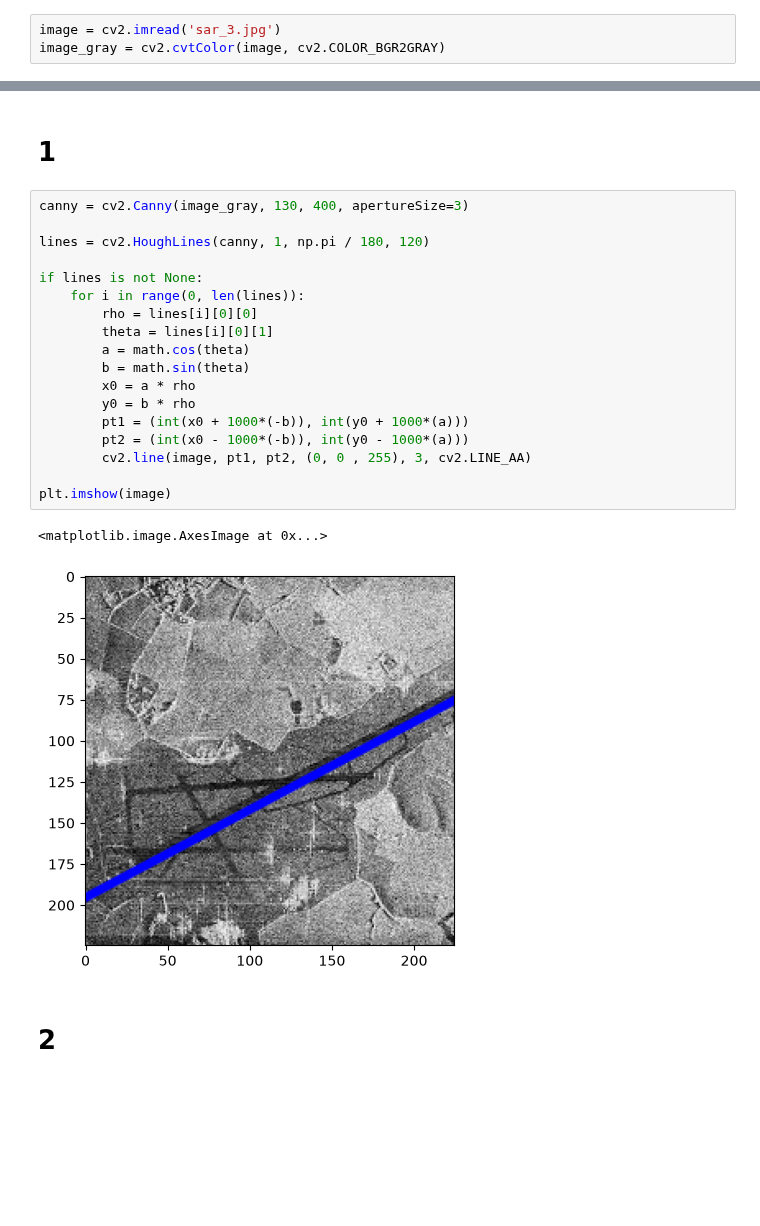
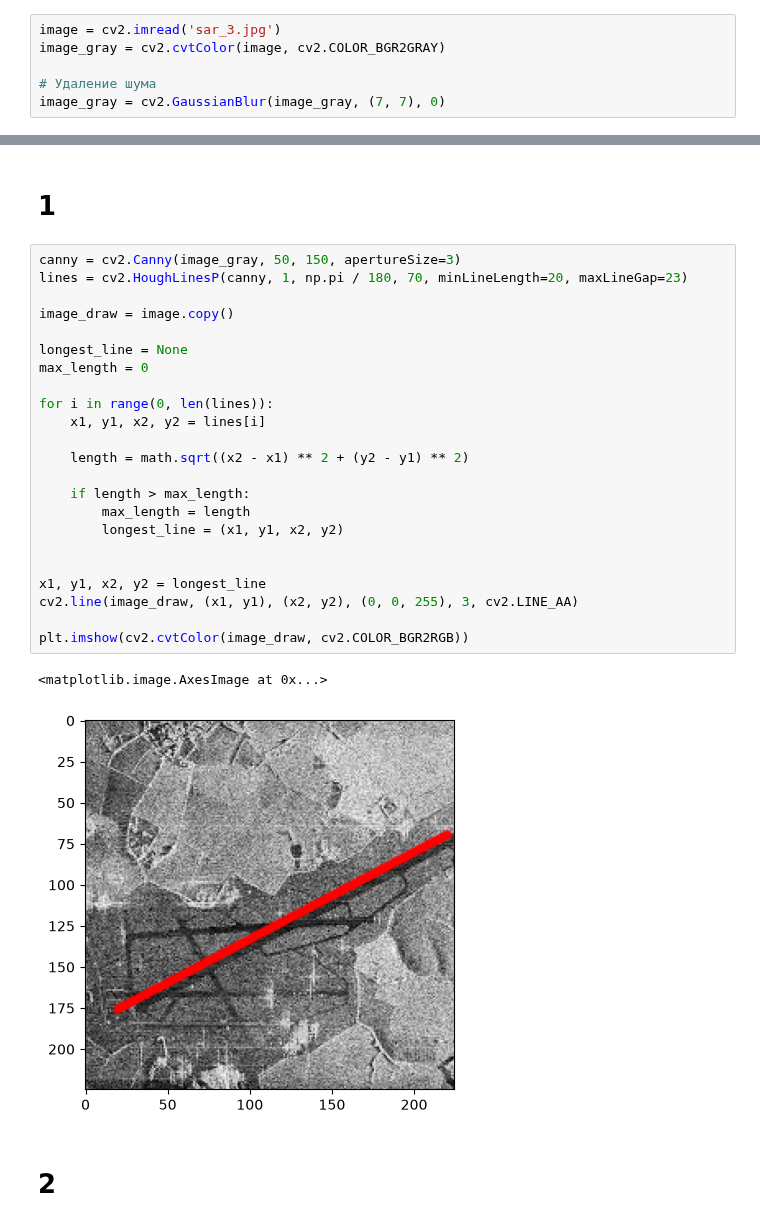
Before and after one commit to Alexandr-Berezin-art/-, a Jupyter notebook: Practice_3/Practice_3.ipynb, the cells around one changed output, grey strips where cells are left out. Cells and saved outputs as stored; diff of their text form; blank space fills up the shorter version.

```diff
--- a/Practice_3/Practice_3.ipynb
+++ b/Practice_3/Practice_3.ipynb
@@ -6,6 +7,9 @@ import math
 # %%
 image = cv2.imread('sar_3.jpg')
 image_gray = cv2.cvtColor(image, cv2.COLOR_BGR2GRAY)
+
+# Удаление шума
+image_gray = cv2.GaussianBlur(image_gray, (7, 7), 0)
 # %%
 plt.imshow(image_gray, cmap="gray")
 # %% [output]
@@ -14,25 +18,30 @@ plt.imshow(image_gray, cmap="gray")
 # %% [markdown]
 # 1
 # %%
-canny = cv2.Canny(image_gray, 130, 400, apertureSize=3)
+canny = cv2.Canny(image_gray, 50, 150, apertureSize=3)
+lines = cv2.HoughLinesP(canny, 1, np.pi / 180, 70, minLineLength=20, maxLineGap=23)
 
-lines = cv2.HoughLines(canny, 1, np.pi / 180, 120)
+image_draw = image.copy()
 
-if lines is not None:
-    for i in range(0, len(lines)):
-        rho = lines[i][0][0]
-        theta = lines[i][0][1]
-        a = math.cos(theta)
-        b = math.sin(theta)
-        x0 = a * rho
-        y0 = b * rho
-        pt1 = (int(x0 + 1000*(-b)), int(y0 + 1000*(a)))
-        pt2 = (int(x0 - 1000*(-b)), int(y0 - 1000*(a)))
-        cv2.line(image, pt1, pt2, (0, 0 , 255), 3, cv2.LINE_AA)
+longest_line = None
+max_length = 0
 
-plt.imshow(image)
+for i in range(0, len(lines)):
+    x1, y1, x2, y2 = lines[i]
+
+    length = math.sqrt((x2 - x1) ** 2 + (y2 - y1) ** 2)
+
+    if length > max_length:
+        max_length = length
+        longest_line = (x1, y1, x2, y2)
+
+
+x1, y1, x2, y2 = longest_line
+cv2.line(image_draw, (x1, y1), (x2, y2), (0, 0, 255), 3, cv2.LINE_AA)
+
+plt.imshow(cv2.cvtColor(image_draw, cv2.COLOR_BGR2RGB))
 # %% [output]
 <matplotlib.image.AxesImage at 0x...>
-[figure, old version]
+[figure, new version]
 # %% [markdown]
 # 2
```
Also changed, not shown: parts of 6 cells of this notebook, 1 other file.
